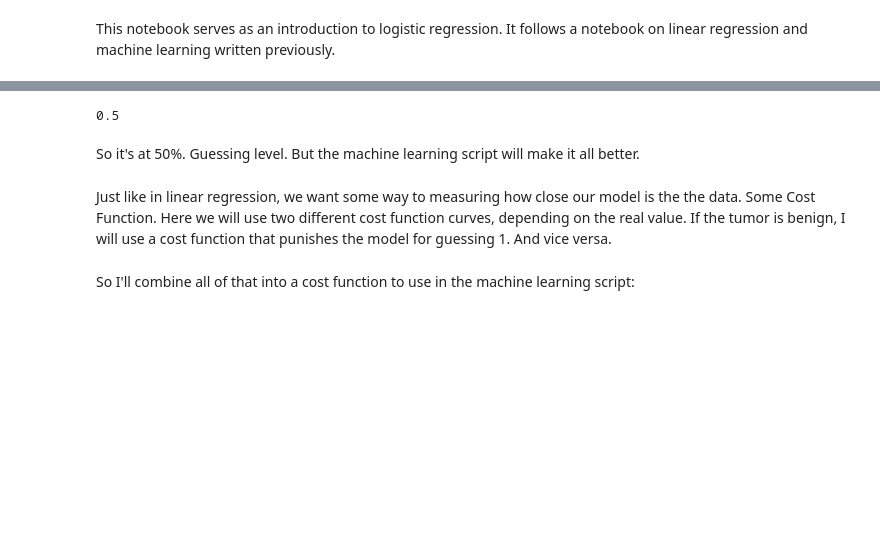
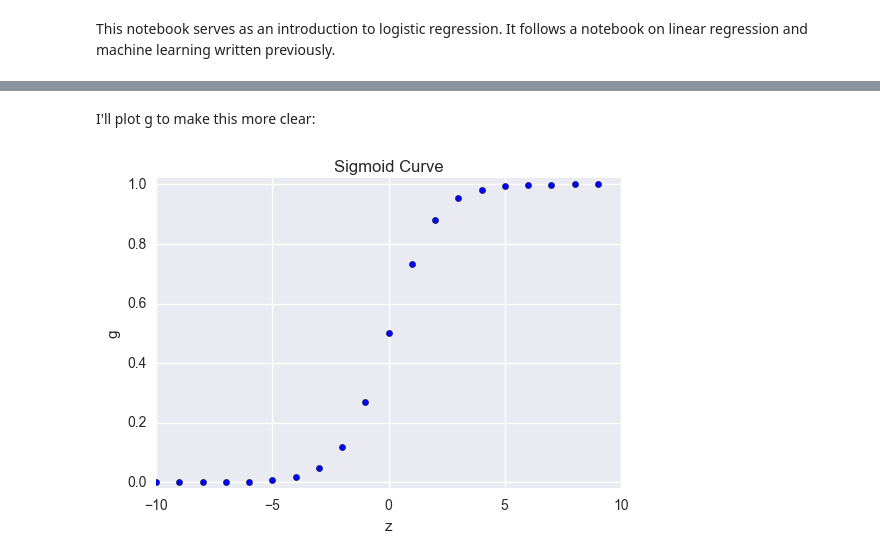
Before and after one commit to keklarup/LinRegres_GradDescent_ML, a Jupyter notebook: Logistic Regression.ipynb, the cells around one changed output, grey strips where cells are left out. Saved outputs shown, nothing was run; the diff lists cells and outputs as text; code cells hidden in the pictures; blank space fills up the shorter version.

```diff
--- a/Logistic Regression.ipynb
+++ b/Logistic Regression.ipynb
@@ -98,10 +99,14 @@ How well does random do?
-# %%
-len(data[data['dataCode']==np.round(sigmoid(Theta,X))])/len(y)
-# %% [output]
-0.5
-# %% [markdown]
-So it's at 50%. Guessing level. But the machine learning script will make it all better.
-# %% [markdown]
-Just like in linear regression, we want some way to measuring how close our model is the the data. Some Cost Function. Here we will use two different cost function curves, depending on the real value. If the tumor is benign, I will use a cost function that punishes the model for guessing 1. And vice versa.
-# %% [markdown]
-So I'll combine all of that into a cost function to use in the machine learning script:
+# %% [markdown]
+I'll plot g to make this more clear:
+# %%
+def lg(z):
+    return 1/(1+np.exp(-z))
+plt.scatter(list(range(-10,10)),lg(np.array(range(-10,10))))
+plt.title('Sigmoid Curve');
+plt.xlabel('z');
+plt.ylabel('g');
+plt.xlim([-10,10])
+plt.ylim([-.02,1.02])
+plt.savefig('SigmoidPlot.png',bbox_inches='tight')
+# %% [output]
+[figure, added]
```
Also changed, not shown: parts of 60 cells of this notebook.
